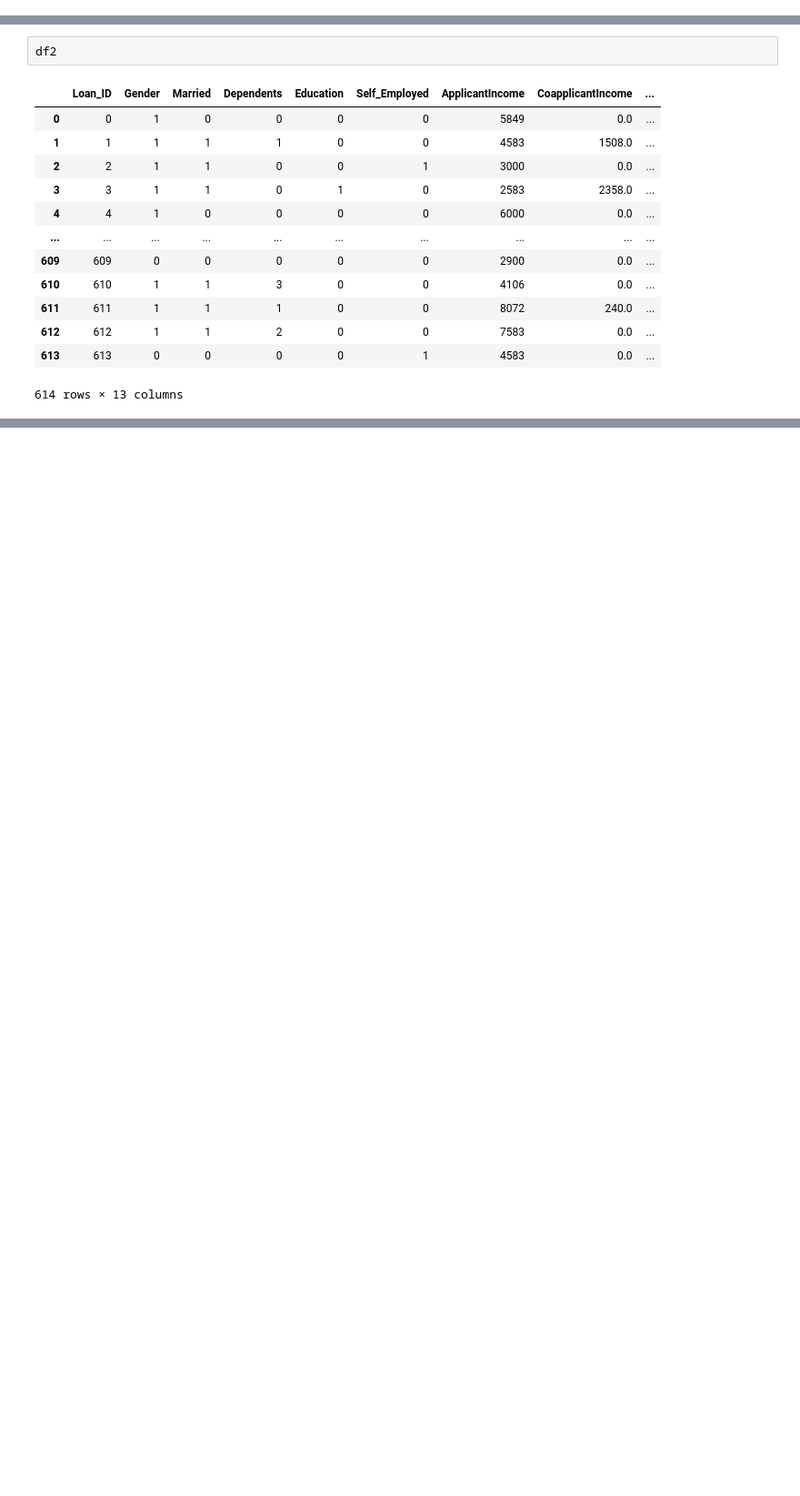
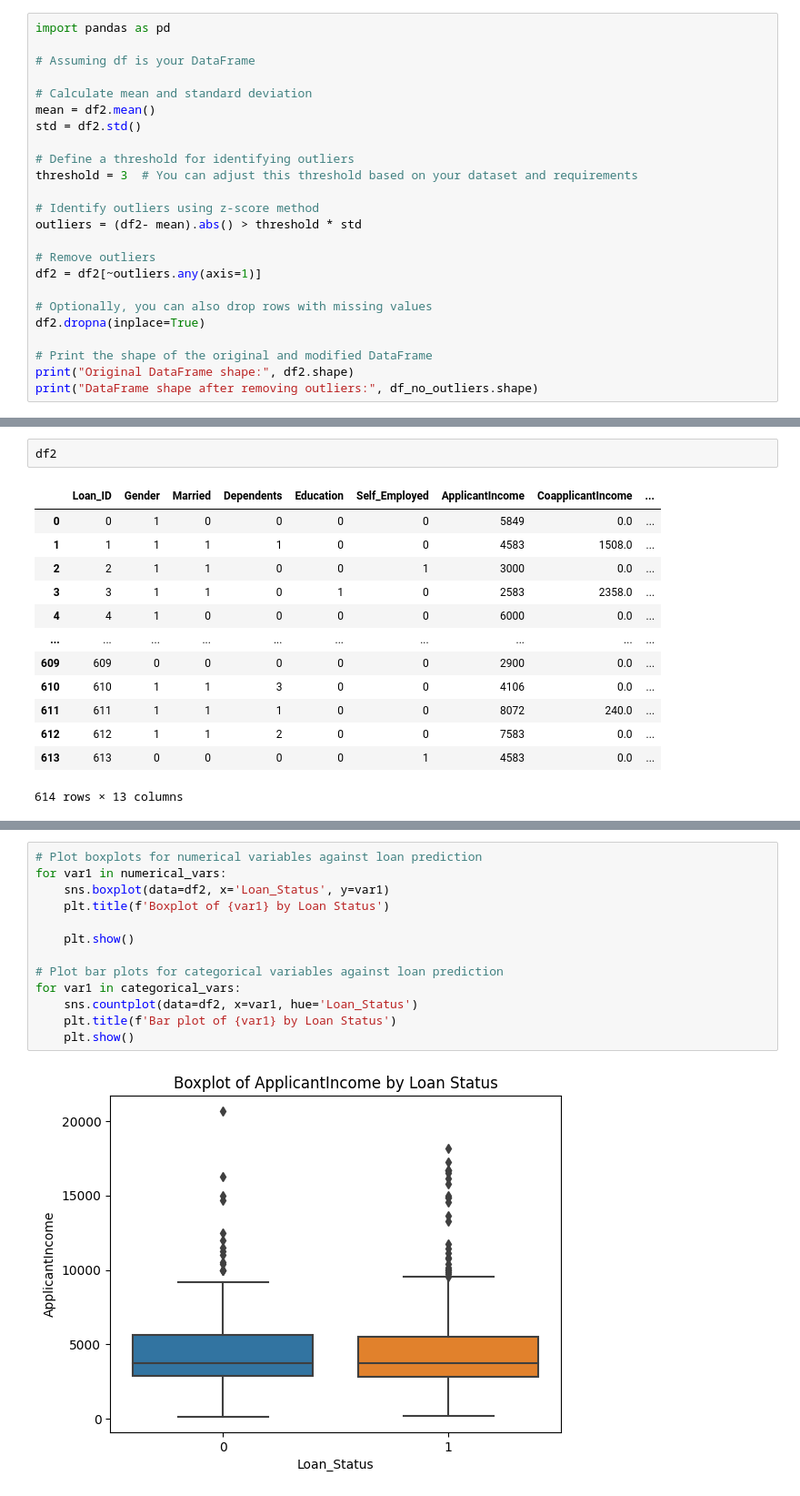
Before and after one commit to anas-ansri/LoanPrediction, a Jupyter notebook: Abhishek.ipynb, the cells around one changed output, grey strips where cells are left out. Shown at 91% size. Saved outputs shown, nothing was run; the diff lists cells and outputs as text; blank space fills up the shorter version.

Commit message:
modified

```diff
--- a/Abhishek.ipynb
+++ b/Abhishek.ipynb
@@ -250,0 +198,24 @@ int32
+# %%
+import pandas as pd
+
+# Assuming df is your DataFrame
+
+# Calculate mean and standard deviation
+mean = df2.mean()
+std = df2.std()
+
+# Define a threshold for identifying outliers
+threshold = 3  # You can adjust this threshold based on your dataset and requirements
+
+# Identify outliers using z-score method
+outliers = (df2- mean).abs() > threshold * std
+
+# Remove outliers
+df2 = df2[~outliers.any(axis=1)]
+
+# Optionally, you can also drop rows with missing values
+df2.dropna(inplace=True)
+
+# Print the shape of the original and modified DataFrame
+print("Original DataFrame shape:", df2.shape)
+print("DataFrame shape after removing outliers:", df_no_outliers.shape)
@@ -389,0 +601,15 @@ df2
+# %%
+# Plot boxplots for numerical variables against loan prediction
+for var1 in numerical_vars:
+    sns.boxplot(data=df2, x='Loan_Status', y=var1)
+    plt.title(f'Boxplot of {var1} by Loan Status')
+
+    plt.show()
+
+# Plot bar plots for categorical variables against loan prediction
+for var1 in categorical_vars:
+    sns.countplot(data=df2, x=var1, hue='Loan_Status')
+    plt.title(f'Bar plot of {var1} by Loan Status')
+    plt.show()
+# %% [output]
+[figure, added]
```
Also changed, not shown: parts of 33 cells of this notebook.
